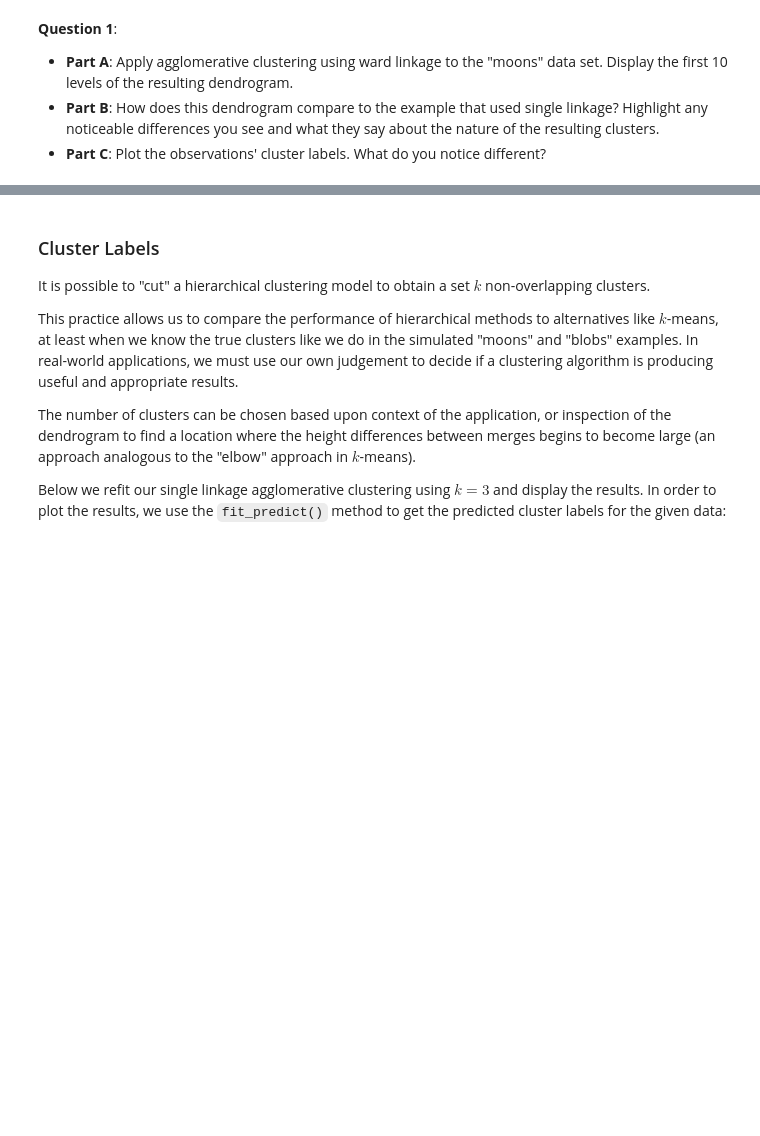
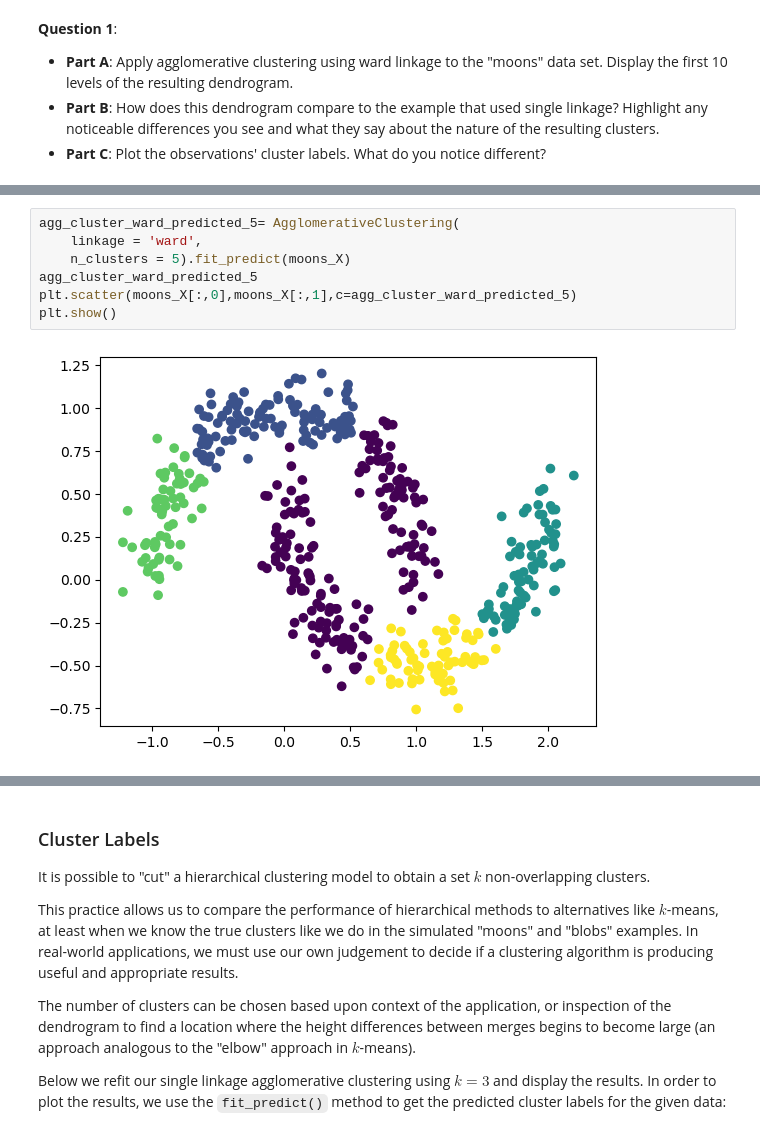
Before and after one commit to AkinyiOc/SDS293_lectures, a Jupyter notebook: lec02-1/lab02-1_hierarchical_clustering_Akinyioc copy.ipynb, the cells around one changed output, grey strips where cells are left out. Saved outputs shown, nothing was run; the diff lists cells and outputs as text; blank space fills up the shorter version.

```diff
--- a/lec02-1/lab02-1_hierarchical_clustering_Akinyioc copy.ipynb
+++ b/lec02-1/lab02-1_hierarchical_clustering_Akinyioc copy.ipynb
@@ -110,0 +181,9 @@ plt.show()
+# %%
+agg_cluster_ward_predicted_5= AgglomerativeClustering(
+    linkage = 'ward',
+    n_clusters = 5).fit_predict(moons_X)
+agg_cluster_ward_predicted_5
+plt.scatter(moons_X[:,0],moons_X[:,1],c=agg_cluster_ward_predicted_5)
+plt.show()
+# %% [output]
+[figure, added]
```
Also changed, not shown: parts of 19 cells of this notebook.
